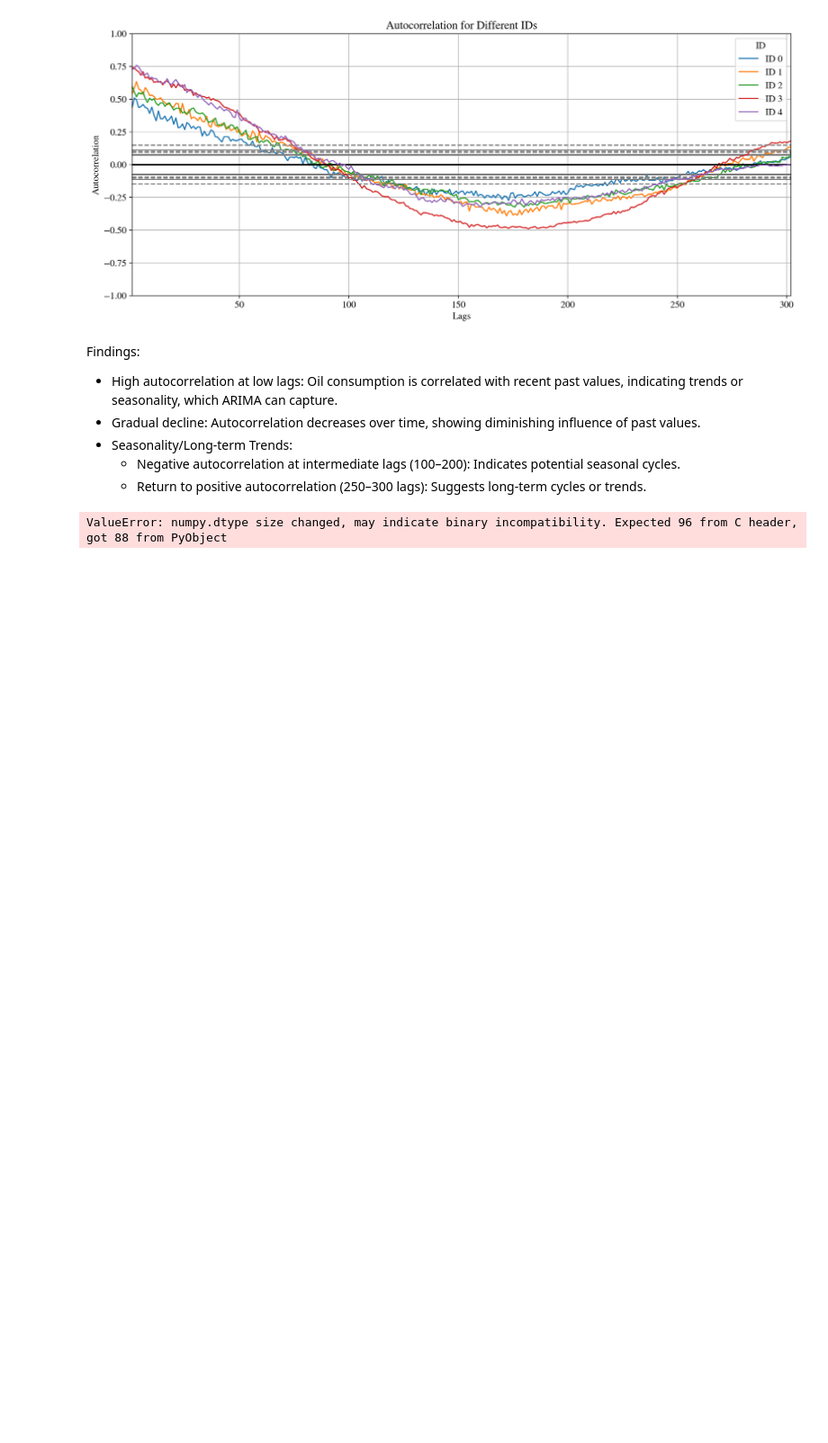
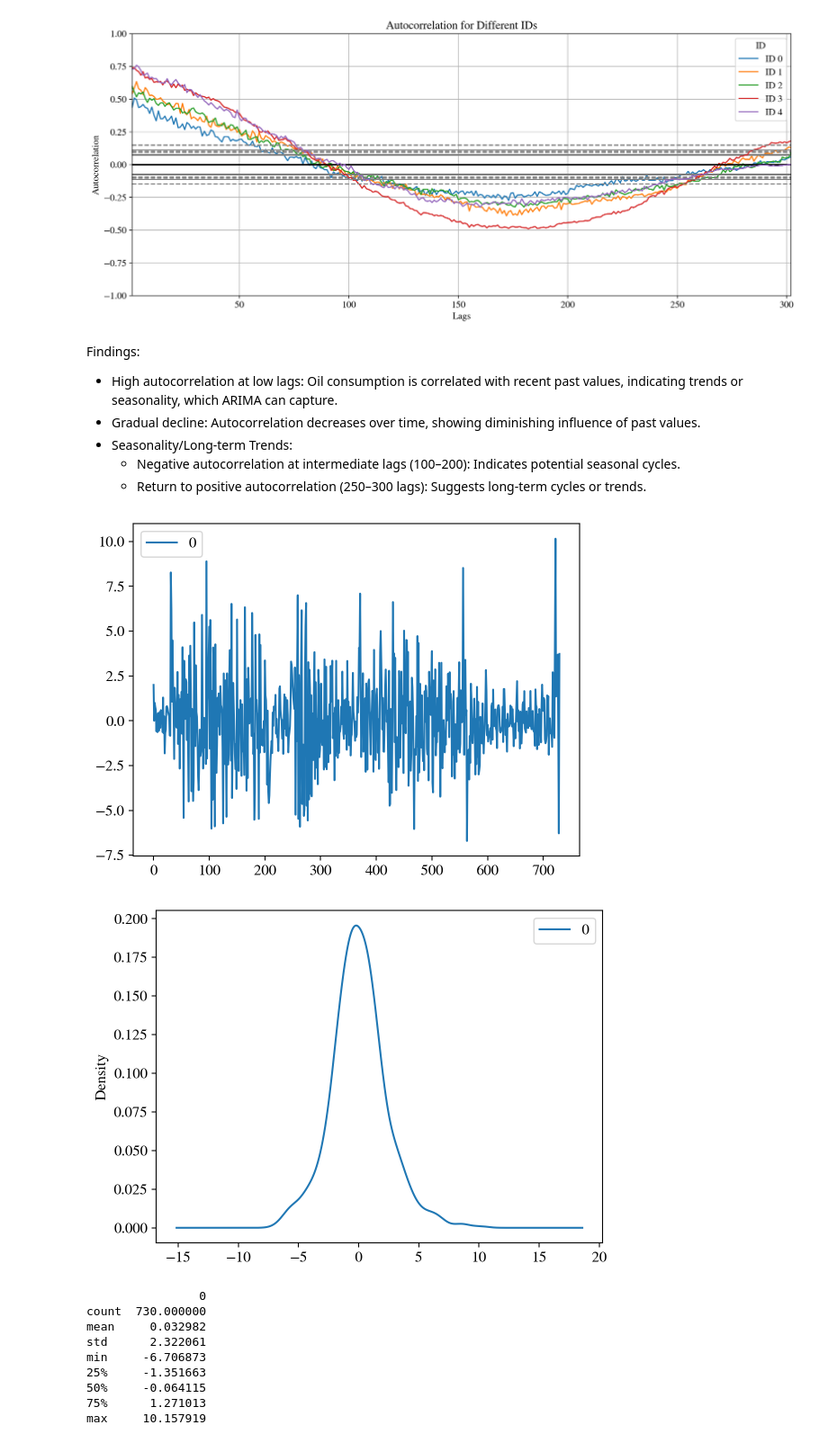
Before and after one commit to negralessio/bfh24, a Jupyter notebook: notebooks/oil_consumption_forcasting.ipynb, the cells around one changed output. Shown at 90% size. Drawn from its saved outputs; the diff is of its cells as text; code cells hidden in the pictures; blank space fills up the shorter version.

```diff
--- a/notebooks/oil_consumption_forcasting.ipynb
+++ b/notebooks/oil_consumption_forcasting.ipynb
@@ -345,10 +367,31 @@ Findings:
 * Seasonality/Long-term Trends:
     * Negative autocorrelation at intermediate lags (100–200): Indicates potential seasonal cycles.
     * Return to positive autocorrelation (250–300 lags): Suggests long-term cycles or trends.
-# %%
-from pmdarima import auto_arima
-
-# Fit ARIMA model
-model = auto_arima(y_train_selected, seasonal=True, m=7, start_P=0, start_Q=0, max_order=None, test='adf', stepwise=True, trace=True)
-# %% [output]
-ValueError: numpy.dtype size changed, may indicate binary incompatibility. Expected 96 from C header, got 88 from PyObject
+# %%
+from statsmodels.tsa.arima.model import ARIMA
+
+# fit model
+model = ARIMA(y_train_selected, order=(2,1,1))
+model_fit = model.fit()
+# %%
+# plot residual errors (any trends?)
+residuals = pd.DataFrame(model_fit.resid)
+residuals.plot()
+plt.show()
+# plot density (gaussian around zero?)
+residuals.plot(kind='kde')
+plt.show()
+# mean of residuals (close to zero?)
+print(residuals.describe())
+# %% [output]
+[figure, added]
+[figure, added]
+                0
+count  730.000000
+mean     0.032982
+std      2.322061
+min     -6.706873
+25%     -1.351663
+50%     -0.064115
+75%      1.271013
+max     10.157919
```
Also changed, not shown: parts of 18 cells of this notebook, 5 other files.
